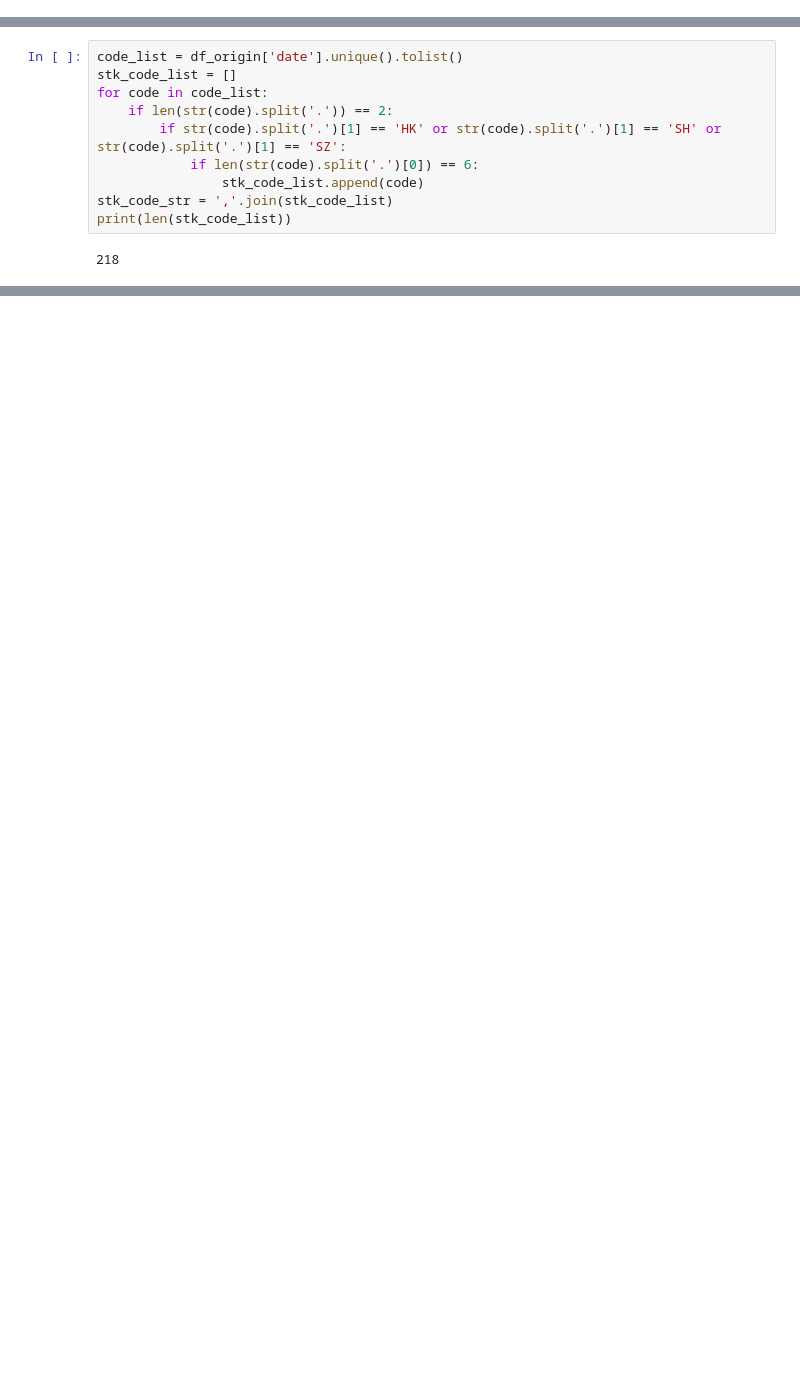
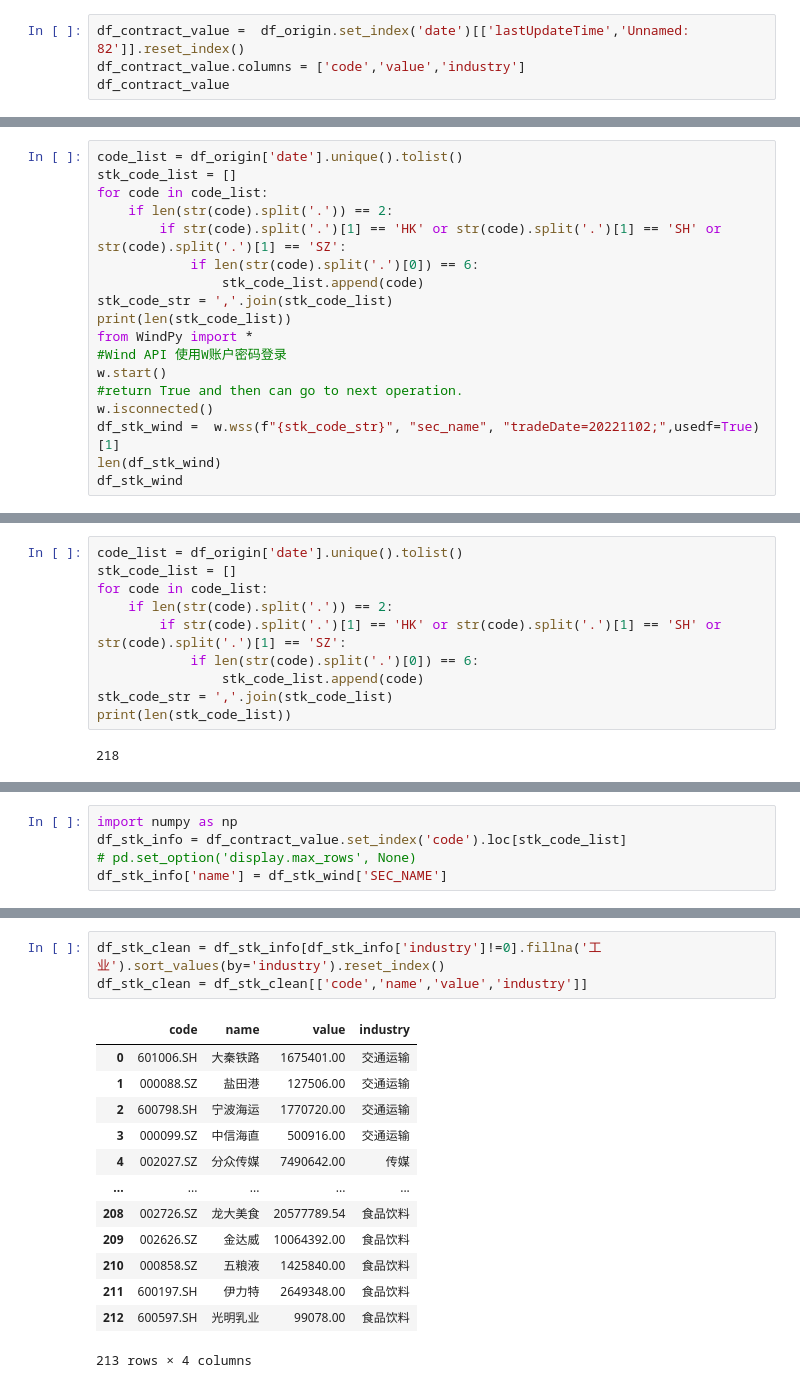
Before and after one commit to PXY11/trading-optimize, a Jupyter notebook: arb.ipynb, the cells around one changed output, grey strips where cells are left out. Saved outputs shown, nothing was run; the diff lists cells and outputs as text; blank space fills up the shorter version.

```diff
--- a/arb.ipynb
+++ b/arb.ipynb
@@ -4,0 +22,4 @@ df_origin = pd.read_excel('stocks.xlsx')
+# %%
+df_contract_value =  df_origin.set_index('date')[['lastUpdateTime','Unnamed: 82']].reset_index()
+df_contract_value.columns = ['code','value','industry']
+df_contract_value
@@ -4,0 +40,18 @@ df_origin = pd.read_excel('stocks.xlsx')
+# %%
+code_list = df_origin['date'].unique().tolist()
+stk_code_list = []
+for code in code_list:
+    if len(str(code).split('.')) == 2:
+        if str(code).split('.')[1] == 'HK' or str(code).split('.')[1] == 'SH' or str(code).split('.')[1] == 'SZ':
+            if len(str(code).split('.')[0]) == 6:
+                stk_code_list.append(code)
+stk_code_str = ','.join(stk_code_list)
+print(len(stk_code_list))
+from WindPy import *
+#Wind API 使用W账户密码登录
+w.start()
+#return True and then can go to next operation.
+w.isconnected()
+df_stk_wind =  w.wss(f"{stk_code_str}", "sec_name", "tradeDate=20221102;",usedf=True)[1]
+len(df_stk_wind)
+df_stk_wind
@@ -31,0 +90,5 @@ IN NO CIRCUMSTANCE SHALL WIND BE RESPONSIBLE FOR ANY DAMAGES OR LOSSES CAUSED BY
+# %%
+import numpy as np
+df_stk_info = df_contract_value.set_index('code').loc[stk_code_list]
+# pd.set_option('display.max_rows', None)
+df_stk_info['name'] = df_stk_wind['SEC_NAME']
@@ -31,0 +105,17 @@ IN NO CIRCUMSTANCE SHALL WIND BE RESPONSIBLE FOR ANY DAMAGES OR LOSSES CAUSED BY
+# %%
+df_stk_clean = df_stk_info[df_stk_info['industry']!=0].fillna('工业').sort_values(by='industry').reset_index()
+df_stk_clean = df_stk_clean[['code','name','value','industry']]
+# %% [output]
+|  | code | name | value | industry |
+| 0 | 601006.SH | 大秦铁路 | 1675401.00 | 交通运输 |
+| 1 | 000088.SZ | 盐田港 | 127506.00 | 交通运输 |
+| 2 | 600798.SH | 宁波海运 | 1770720.00 | 交通运输 |
+| 3 | 000099.SZ | 中信海直 | 500916.00 | 交通运输 |
+| 4 | 002027.SZ | 分众传媒 | 7490642.00 | 传媒 |
+| ... | ... | ... | ... | ... |
+| 208 | 002726.SZ | 龙大美食 | 20577789.54 | 食品饮料 |
+| 209 | 002626.SZ | 金达威 | 10064392.00 | 食品饮料 |
+| 210 | 000858.SZ | 五粮液 | 1425840.00 | 食品饮料 |
+| 211 | 600197.SH | 伊力特 | 2649348.00 | 食品饮料 |
+| 212 | 600597.SH | 光明乳业 | 99078.00 | 食品饮料 |
+213 rows × 4 columns
```
Also changed, not shown: parts of 10 cells of this notebook, 1 other file.
